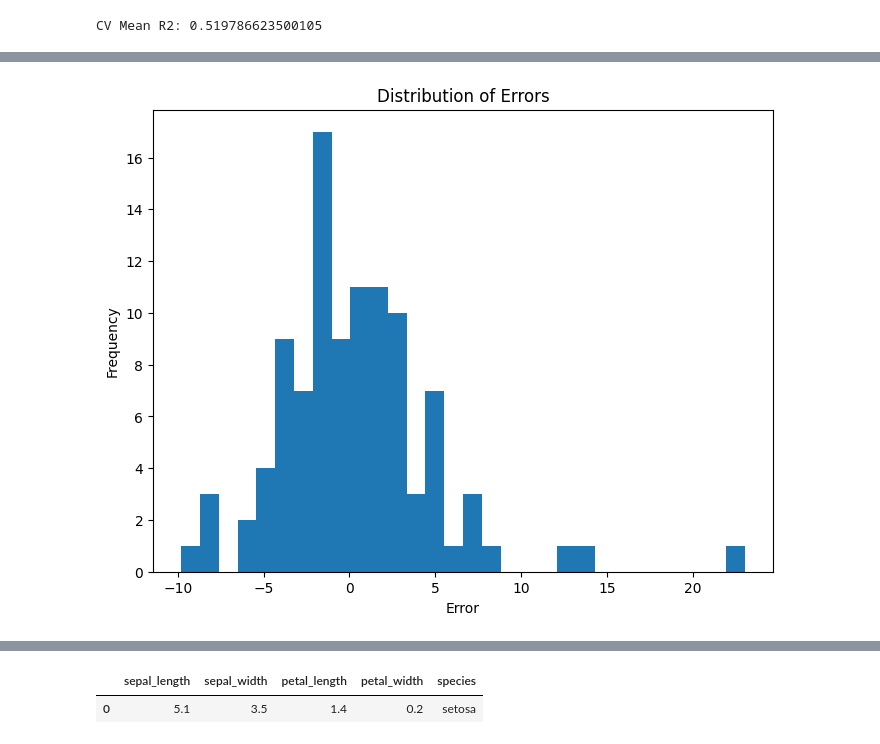
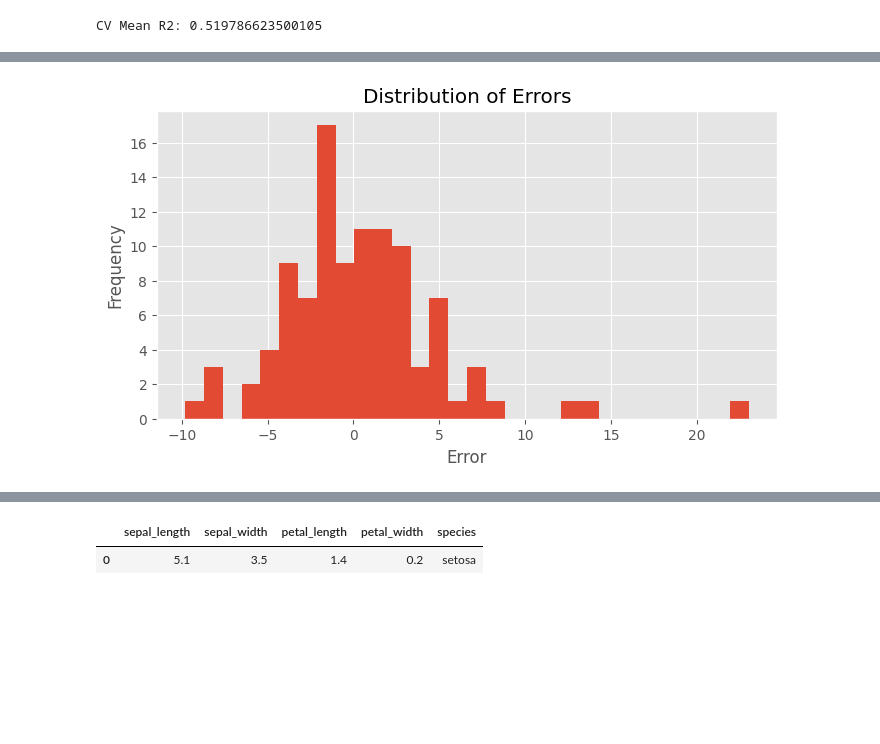
Before and after one commit to Ebin21/ML, a Jupyter notebook: House_Price2.ipynb, the cells around one changed output, grey strips where cells are left out. Cells and saved outputs as stored; diff of their text form; code cells hidden in the pictures; blank space fills up the shorter version.

```diff
--- a/House_Price2.ipynb
+++ b/House_Price2.ipynb
@@ -154,13 +154,13 @@ plt.show()
 # %%
 plt.style.use('ggplot')
-plt.figure(figsize=(8,6))
+plt.figure(figsize=(8,4))
 plt.hist(residuals, bins=30)
 plt.title("Distribution of Errors")
 plt.xlabel("Error")
 plt.ylabel("Frequency")
 plt.show()
 # %% [output]
-[figure, old version]
+[figure, new version]
 # %%
 import pandas as pd
 
```
Also changed, not shown: parts of 6 cells of this notebook.
